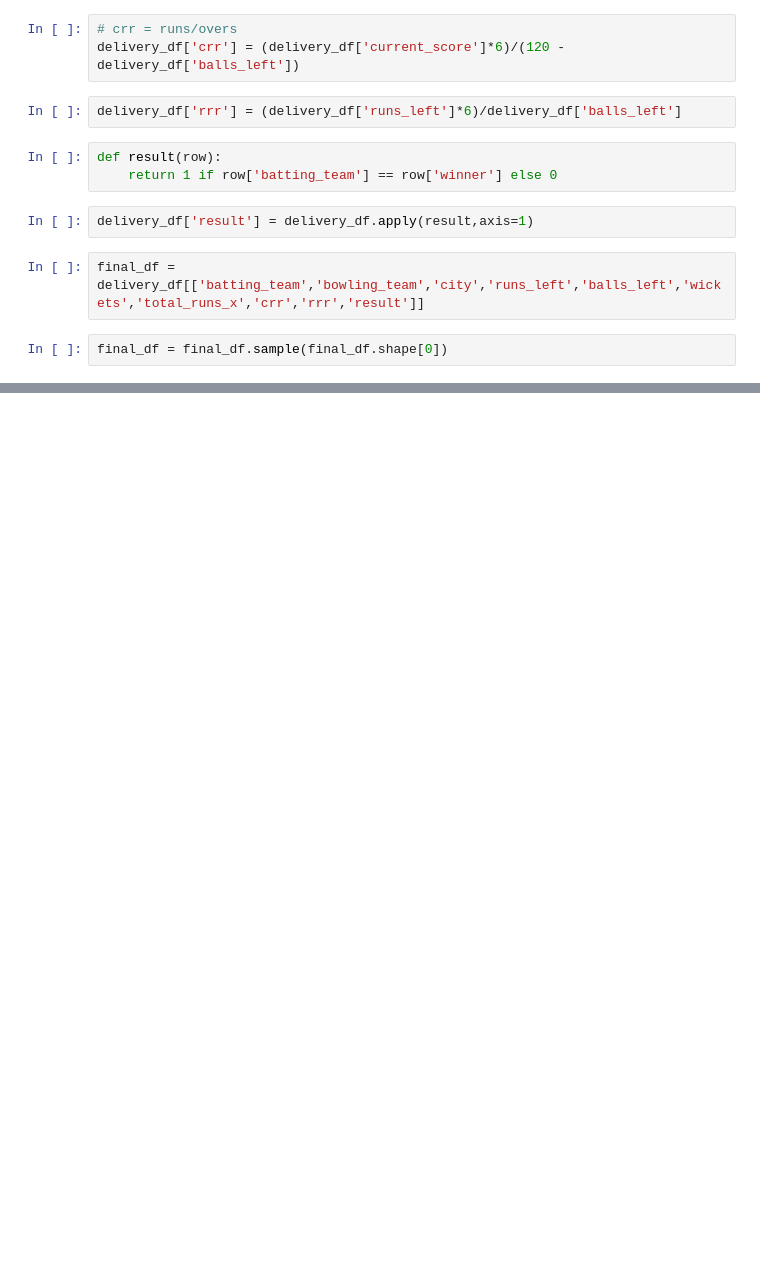
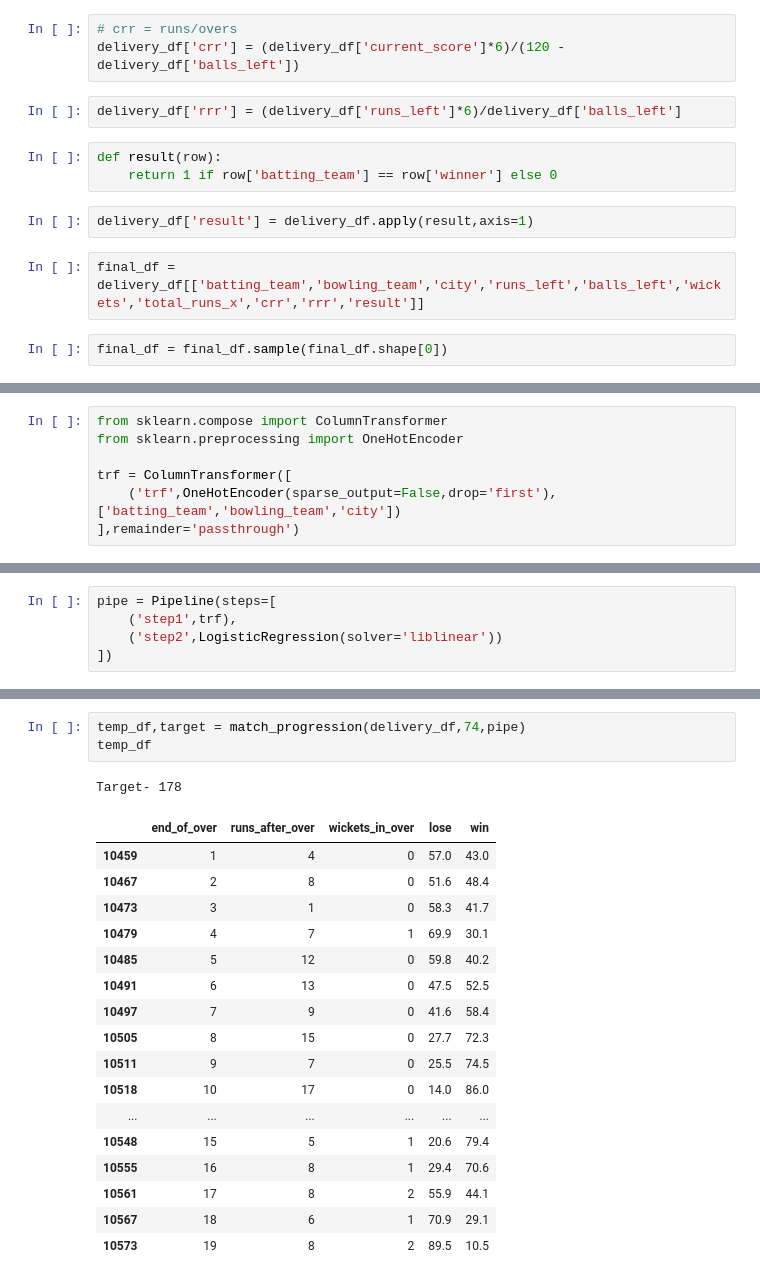
Before and after one commit to Shrauz/IPL-win-probability-prediction, a Jupyter notebook: IPL_win_probability_prediction_.ipynb, the cells around one changed output, grey strips where cells are left out. Saved outputs shown, nothing was run; the diff lists cells and outputs as text; blank space fills up the shorter version.

```diff
--- a/IPL_win_probability_prediction_.ipynb
+++ b/IPL_win_probability_prediction_.ipynb
@@ -178,0 +190,7 @@ final_df.sample()
+# %%
+from sklearn.compose import ColumnTransformer
+from sklearn.preprocessing import OneHotEncoder
+
+trf = ColumnTransformer([
+    ('trf',OneHotEncoder(sparse_output=False,drop='first'),['batting_team','bowling_team','city'])
+],remainder='passthrough')
@@ -178,0 +201,5 @@ final_df.sample()
+# %%
+pipe = Pipeline(steps=[
+    ('step1',trf),
+    ('step2',LogisticRegression(solver='liblinear'))
+])
@@ -178,0 +264,22 @@ final_df.sample()
+# %%
+temp_df,target = match_progression(delivery_df,74,pipe)
+temp_df
+# %% [output]
+Target- 178
+|  | end_of_over | runs_after_over | wickets_in_over | lose | win |
+| 10459 | 1 | 4 | 0 | 57.0 | 43.0 |
+| 10467 | 2 | 8 | 0 | 51.6 | 48.4 |
+| 10473 | 3 | 1 | 0 | 58.3 | 41.7 |
+| 10479 | 4 | 7 | 1 | 69.9 | 30.1 |
+| 10485 | 5 | 12 | 0 | 59.8 | 40.2 |
+| 10491 | 6 | 13 | 0 | 47.5 | 52.5 |
+| 10497 | 7 | 9 | 0 | 41.6 | 58.4 |
+| 10505 | 8 | 15 | 0 | 27.7 | 72.3 |
+| 10511 | 9 | 7 | 0 | 25.5 | 74.5 |
+| 10518 | 10 | 17 | 0 | 14.0 | 86.0 |
+| ... | ... | ... | ... | ... | ... |
+| 10548 | 15 | 5 | 1 | 20.6 | 79.4 |
+| 10555 | 16 | 8 | 1 | 29.4 | 70.6 |
+| 10561 | 17 | 8 | 2 | 55.9 | 44.1 |
+| 10567 | 18 | 6 | 1 | 70.9 | 29.1 |
+| 10573 | 19 | 8 | 2 | 89.5 | 10.5 |
```
Also changed, not shown: parts of 16 cells of this notebook.
